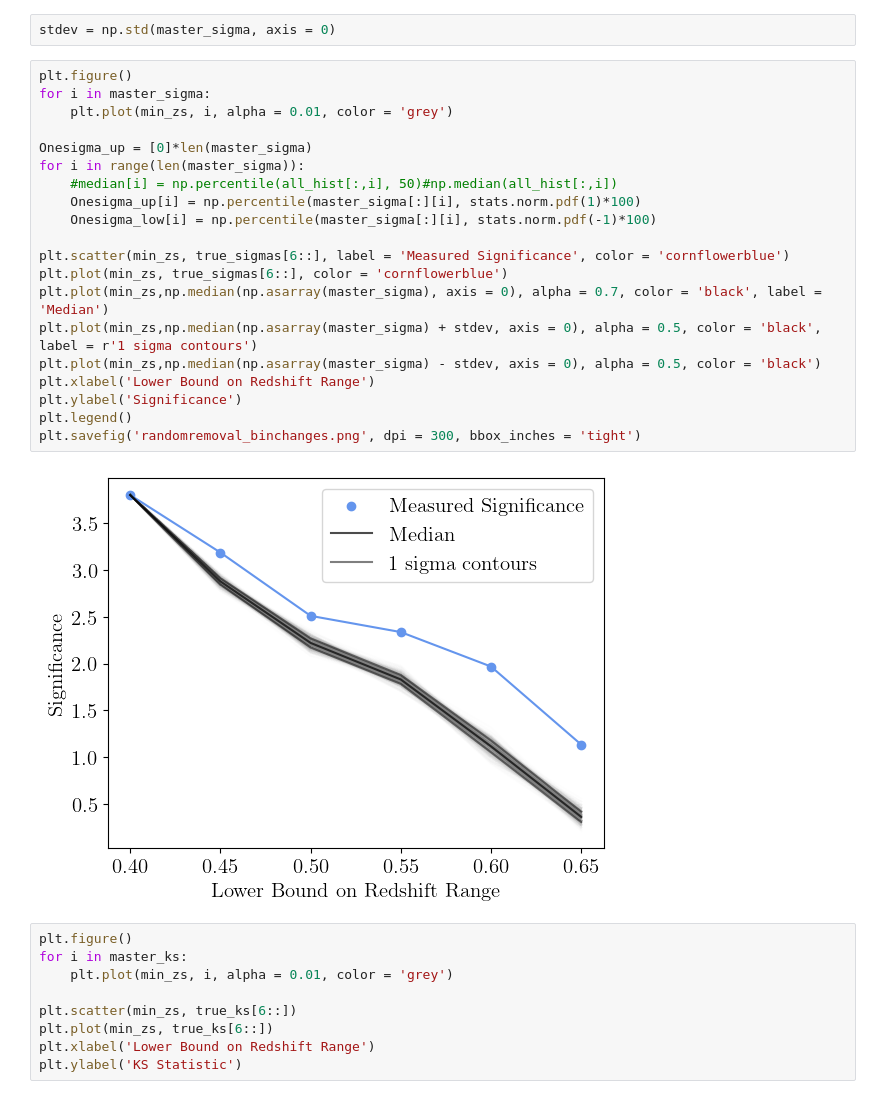
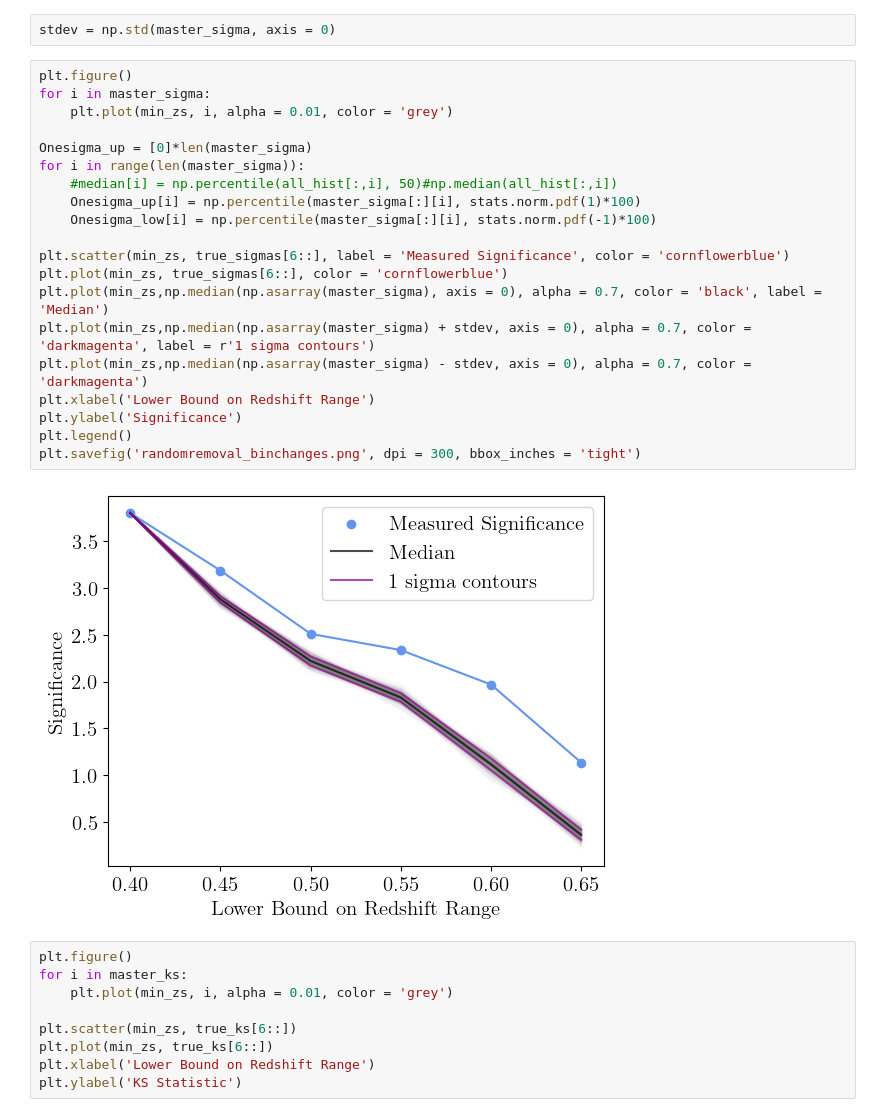
Before and after one commit to ojackson5150/GRS_voids, a Jupyter notebook: Jackson et. al. (202x)/blac_analysis.ipynb, the cells around one changed output. Drawn from its saved outputs; the diff is of its cells as text.

```diff
--- a/Jackson et. al. (202x)/blac_analysis.ipynb
+++ b/Jackson et. al. (202x)/blac_analysis.ipynb
@@ -1501,25 +1501,25 @@ stdev = np.std(master_sigma, axis = 0)
 # %%
 plt.figure()
 for i in master_sigma:
     plt.plot(min_zs, i, alpha = 0.01, color = 'grey')
 
 Onesigma_up = [0]*len(master_sigma)
 for i in range(len(master_sigma)):
     #median[i] = np.percentile(all_hist[:,i], 50)#np.median(all_hist[:,i])
     Onesigma_up[i] = np.percentile(master_sigma[:][i], stats.norm.pdf(1)*100)
     Onesigma_low[i] = np.percentile(master_sigma[:][i], stats.norm.pdf(-1)*100)
 
 plt.scatter(min_zs, true_sigmas[6::], label = 'Measured Significance', color = 'cornflowerblue')
 plt.plot(min_zs, true_sigmas[6::], color = 'cornflowerblue')
 plt.plot(min_zs,np.median(np.asarray(master_sigma), axis = 0), alpha = 0.7, color = 'black', label = 'Median')
-plt.plot(min_zs,np.median(np.asarray(master_sigma) + stdev, axis = 0), alpha = 0.5, color = 'black', label = r'1 sigma contours')
-plt.plot(min_zs,np.median(np.asarray(master_sigma) - stdev, axis = 0), alpha = 0.5, color = 'black')
+plt.plot(min_zs,np.median(np.asarray(master_sigma) + stdev, axis = 0), alpha = 0.7, color = 'darkmagenta', label = r'1 sigma contours')
+plt.plot(min_zs,np.median(np.asarray(master_sigma) - stdev, axis = 0), alpha = 0.7, color = 'darkmagenta')
 plt.xlabel('Lower Bound on Redshift Range')
 plt.ylabel('Significance')
 plt.legend()
 plt.savefig('randomremoval_binchanges.png', dpi = 300, bbox_inches = 'tight')
 # %% [output]
-[figure, old version]
+[figure, new version]
 # %%
 plt.figure()
 for i in master_ks:
```
Also changed, not shown: parts of 52 cells of this notebook, 1 other file.
